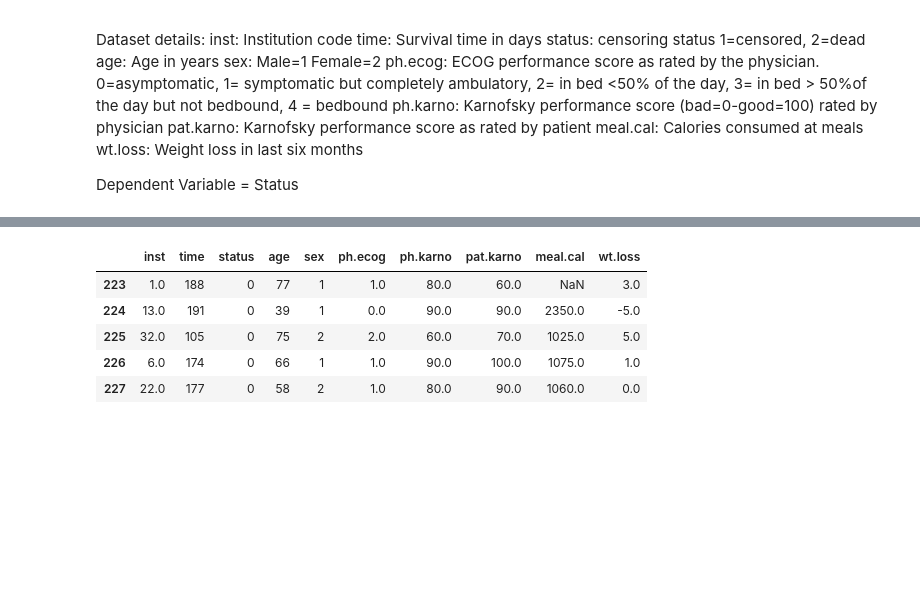
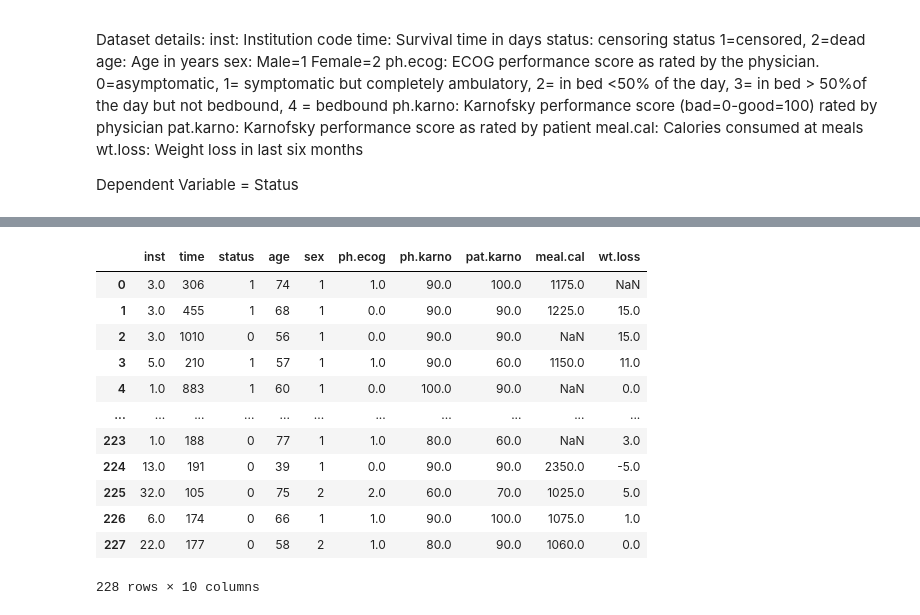
Before and after one commit to drvmuk/data_mining_projects, a Jupyter notebook: lungs_cancer_survival_analytics.ipynb, the cells around one changed output, grey strips where cells are left out. Cells and saved outputs as stored; diff of their text form; code cells hidden in the pictures; blank space fills up the shorter version.

```diff
--- a/lungs_cancer_survival_analytics.ipynb
+++ b/lungs_cancer_survival_analytics.ipynb
@@ -33,13 +48,20 @@ dataset = sm.datasets.get_rdataset("lung", package="survival").data
 # %%
 # Transforming dependent variables based on inputs from the document
 dataset.loc[dataset.status == 1, "status"] = 0
 dataset.loc[dataset.status == 2, "status"] = 1
 
-dataset.head()
+dataset
 # %% [output]
 |  | inst | time | status | age | sex | ph.ecog | ph.karno | pat.karno | meal.cal | wt.loss |
+| 0 | 3.0 | 306 | 1 | 74 | 1 | 1.0 | 90.0 | 100.0 | 1175.0 | NaN |
+| 1 | 3.0 | 455 | 1 | 68 | 1 | 0.0 | 90.0 | 90.0 | 1225.0 | 15.0 |
+| 2 | 3.0 | 1010 | 0 | 56 | 1 | 0.0 | 90.0 | 90.0 | NaN | 15.0 |
+| 3 | 5.0 | 210 | 1 | 57 | 1 | 1.0 | 90.0 | 60.0 | 1150.0 | 11.0 |
+| 4 | 1.0 | 883 | 1 | 60 | 1 | 0.0 | 100.0 | 90.0 | NaN | 0.0 |
+| ... | ... | ... | ... | ... | ... | ... | ... | ... | ... | ... |
 | 223 | 1.0 | 188 | 0 | 77 | 1 | 1.0 | 80.0 | 60.0 | NaN | 3.0 |
 | 224 | 13.0 | 191 | 0 | 39 | 1 | 0.0 | 90.0 | 90.0 | 2350.0 | -5.0 |
 | 225 | 32.0 | 105 | 0 | 75 | 2 | 2.0 | 60.0 | 70.0 | 1025.0 | 5.0 |
 | 226 | 6.0 | 174 | 0 | 66 | 1 | 1.0 | 90.0 | 100.0 | 1075.0 | 1.0 |
 | 227 | 22.0 | 177 | 0 | 58 | 2 | 1.0 | 80.0 | 90.0 | 1060.0 | 0.0 |
+228 rows × 10 columns
```
Also changed, not shown: parts of 13 cells of this notebook, 5 other files.
